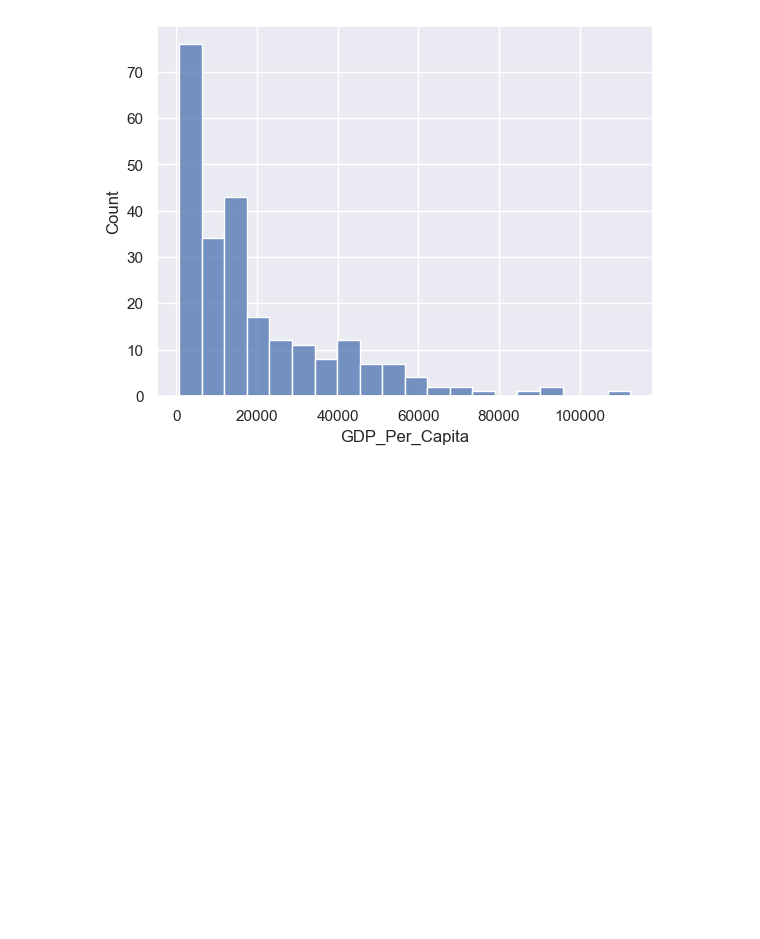
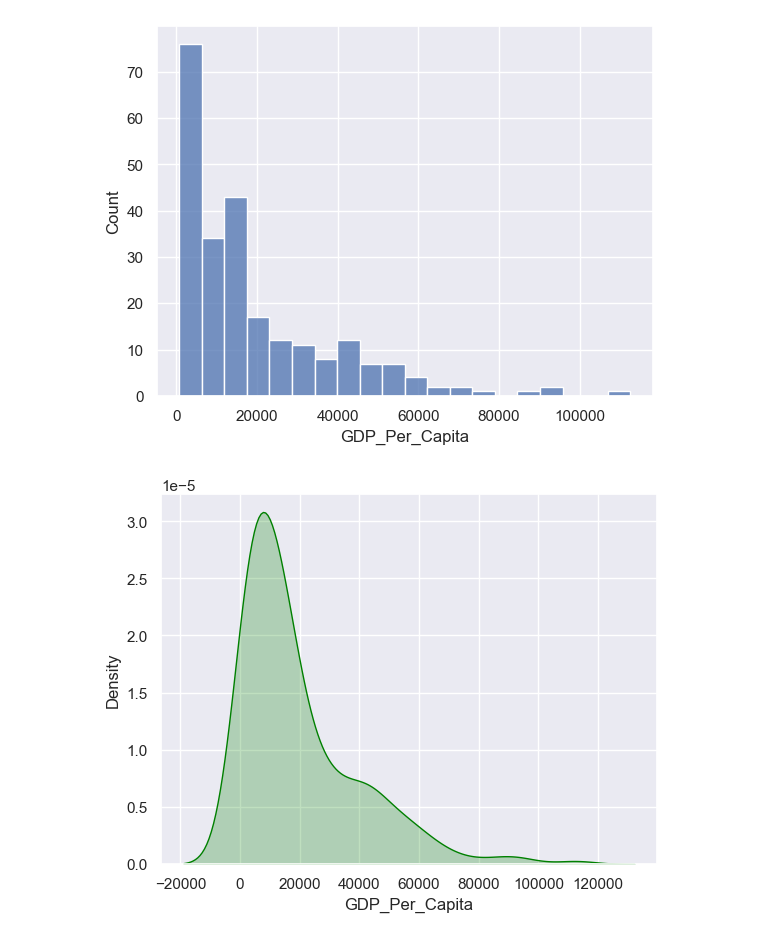
Before and after one commit to NSS-Full-Time-Data-Analytics-11/un-project-Sree0127, a Jupyter notebook: notebooks/gdp_percapita.ipynb, the cells around one changed output. Cells and saved outputs as stored; diff of their text form; code cells hidden in the pictures; blank space fills up the shorter version.

```diff
--- a/notebooks/gdp_percapita.ipynb
+++ b/notebooks/gdp_percapita.ipynb
@@ -325,0 +332,7 @@ plt.show()
+# %%
+sns.set(style="darkgrid")
+# %%
+sns.kdeplot(gdp_df_2020['GDP_Per_Capita'], fill=True, color='green')
+plt.show()
+# %% [output]
+[figure, added]
```
Also changed, not shown: parts of 9 cells of this notebook.
